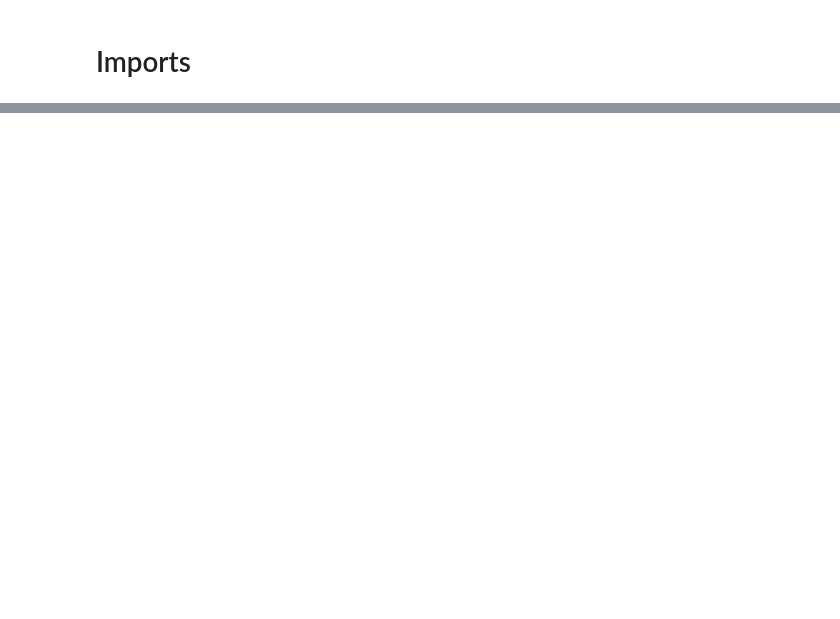
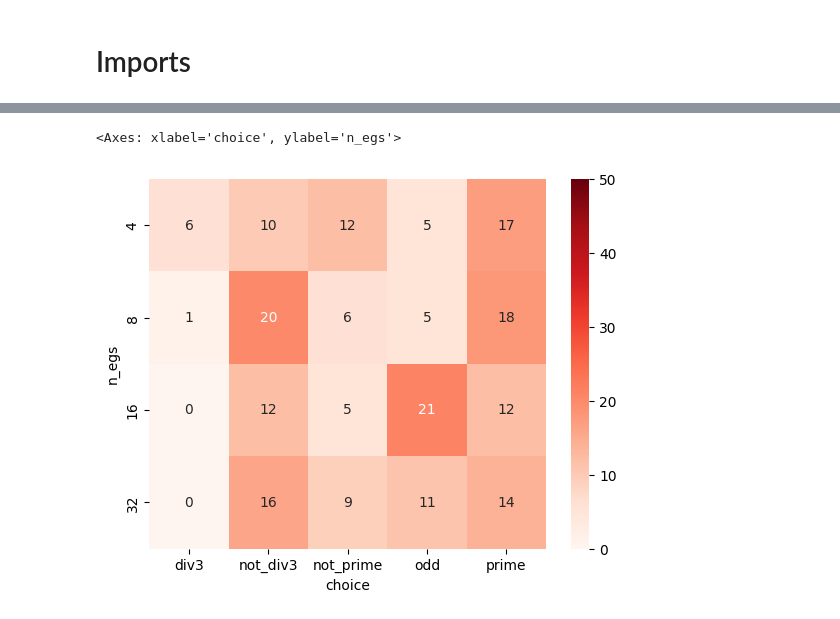
Before and after one commit to W-L-W/MATS_exercise, a Jupyter notebook: report.ipynb, the cells around one changed output, grey strips where cells are left out. Cells and saved outputs as stored; diff of their text form; code cells hidden in the pictures; blank space fills up the shorter version.

```diff
--- a/report.ipynb
+++ b/report.ipynb
@@ -109,0 +187,15 @@ Provisionally include other things tried here.
+# %%
+import json
+full_data_from_odd_rule = json.load(open('cache/mcq/odd_n_egs_[4, 8, 16, 32]_seeds_50_gpt-4o_maxtokens10.json'))
+df = pd.DataFrame(full_data_from_odd_rule)
+
+# groupby n_egs then perform value_counts on choice and combine to form a dataframe
+# with columns for each choice and rows for n_egs
+# then plot using sns heatmap and annotate with the counts
+import seaborn as sns
+df_grouped = df.groupby('n_egs')['choice'].value_counts().unstack().fillna(0)
+# use a heatmap that gives light colours / near white for low counts and dark colours for high counts
+sns.heatmap(df_grouped, annot=True, fmt='g', cmap='Reds', vmin=0, vmax=50)
+# %% [output]
+<Axes: xlabel='choice', ylabel='n_egs'>
+[figure, added]
```
Also changed, not shown: parts of 26 cells of this notebook, 16 other files.
